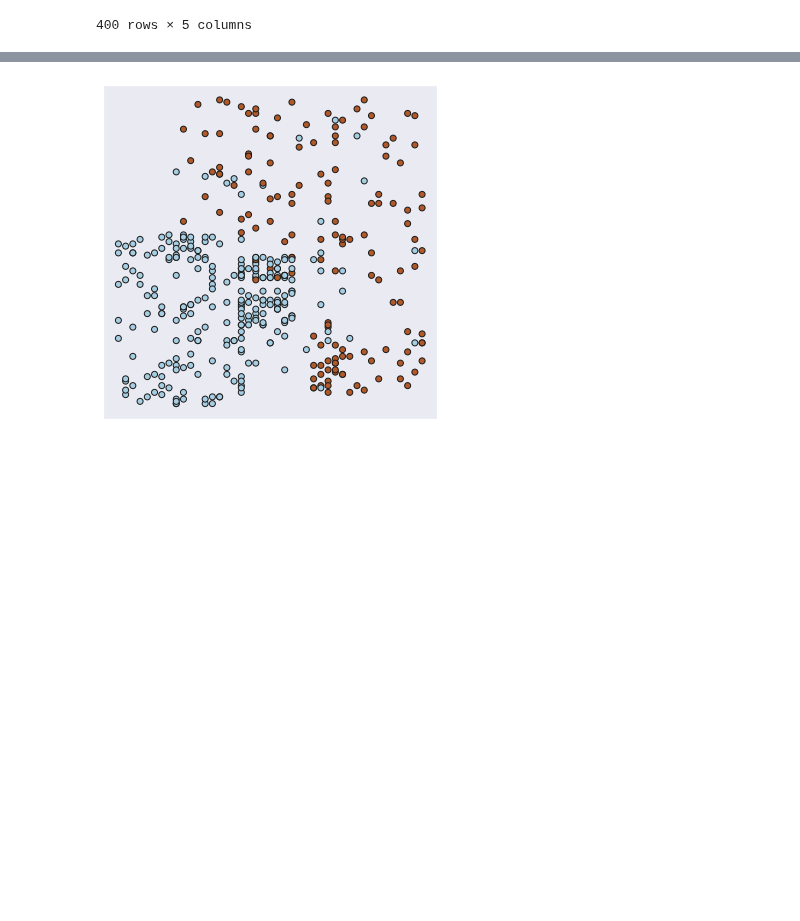
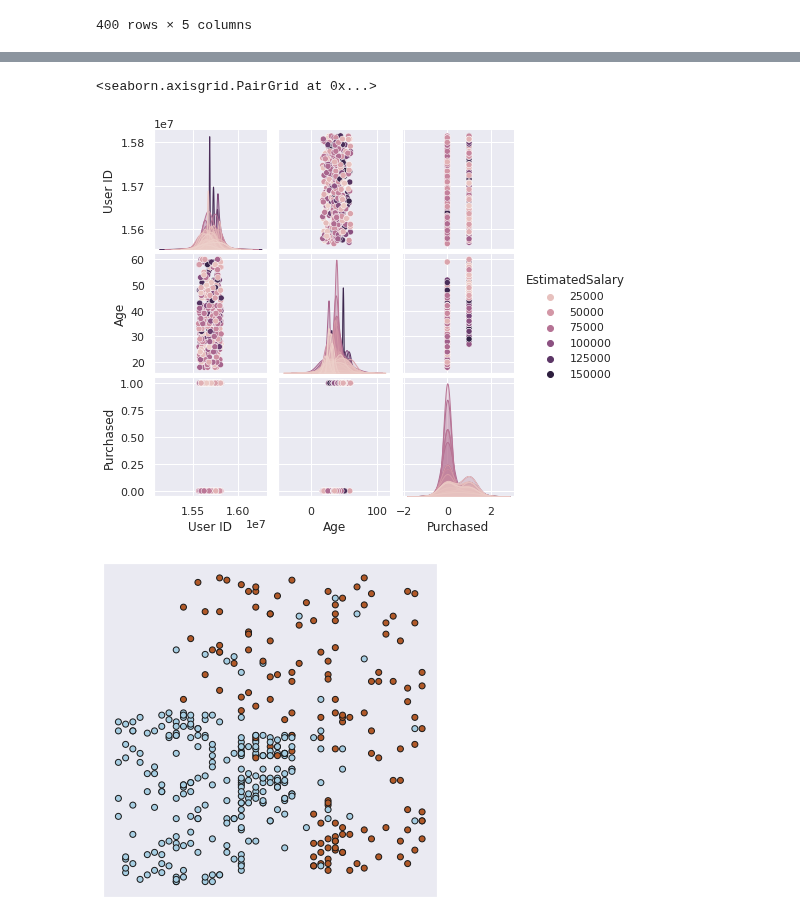
Before and after one commit to asheta66/Machine-Learning-2024, a Jupyter notebook: Logistic Regression/logistic_Regression_A.ipynb, the cells around one changed output, grey strips where cells are left out. Saved outputs shown, nothing was run; the diff lists cells and outputs as text; code cells hidden in the pictures; blank space fills up the shorter version.

```diff
--- a/Logistic Regression/logistic_Regression_A.ipynb
+++ b/Logistic Regression/logistic_Regression_A.ipynb
@@ -32,3 +42,8 @@ df
+# %%
+sns.pairplot(df, hue='EstimatedSalary', height=2)
+# %% [output]
+<seaborn.axisgrid.PairGrid at 0x...>
+[figure, added]
 # %%
 # Plot also the training points
 fig, axs = plt.subplots(figsize=(5, 5), tight_layout=True)
```
Also changed, not shown: parts of 2 cells of this notebook.
